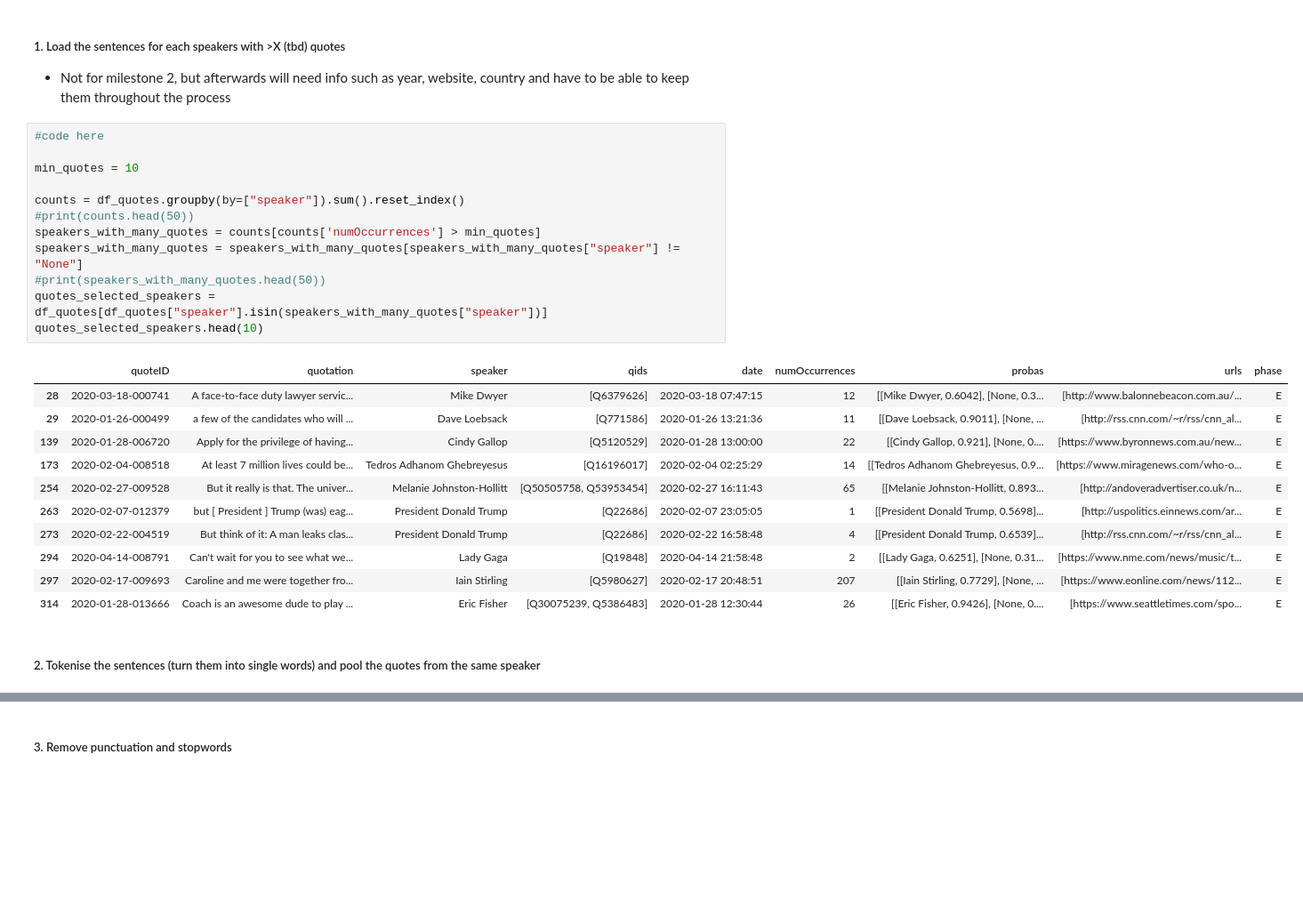
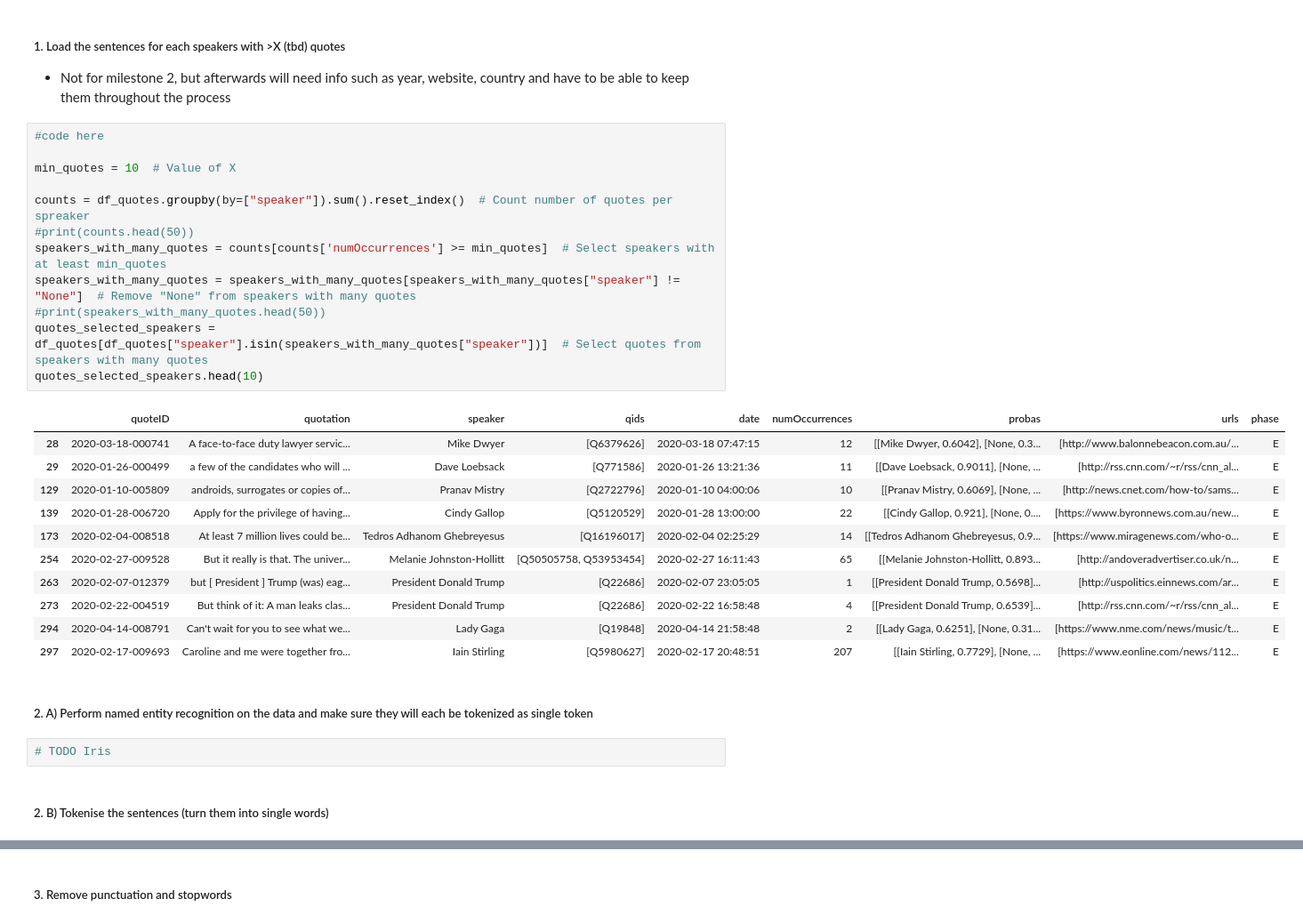
Before and after one commit to epfl-ada/ada-2021-project-i-did-ada-did-i, a Jupyter notebook: Workflow.ipynb, the cells around one changed output, grey strips where cells are left out. Shown at 89% size. Drawn from its saved outputs; the diff is of its cells as text; blank space fills up the shorter version.

```diff
--- a/Workflow.ipynb
+++ b/Workflow.ipynb
@@ -43,19 +47,20 @@ df_quotes.head()
 # %%
 #code here
 
-min_quotes = 10
+min_quotes = 10  # Value of X
 
-counts = df_quotes.groupby(by=["speaker"]).sum().reset_index()
+counts = df_quotes.groupby(by=["speaker"]).sum().reset_index()  # Count number of quotes per spreaker
 #print(counts.head(50))
-speakers_with_many_quotes = counts[counts['numOccurrences'] > min_quotes]
-speakers_with_many_quotes = speakers_with_many_quotes[speakers_with_many_quotes["speaker"] != "None"]
+speakers_with_many_quotes = counts[counts['numOccurrences'] >= min_quotes]  # Select speakers with at least min_quotes
+speakers_with_many_quotes = speakers_with_many_quotes[speakers_with_many_quotes["speaker"] != "None"]  # Remove "None" from speakers with many quotes
 #print(speakers_with_many_quotes.head(50))
-quotes_selected_speakers = df_quotes[df_quotes["speaker"].isin(speakers_with_many_quotes["speaker"])]
+quotes_selected_speakers = df_quotes[df_quotes["speaker"].isin(speakers_with_many_quotes["speaker"])]  # Select quotes from speakers with many quotes
 quotes_selected_speakers.head(10)
 # %% [output]
 |  | quoteID | quotation | speaker | qids | date | numOccurrences | probas | urls | phase |
 | 28 | 2020-03-18-000741 | A face-to-face duty lawyer servic... | Mike Dwyer | [Q6379626] | 2020-03-18 07:47:15 | 12 | [[Mike Dwyer, 0.6042], [None, 0.3... | [http://www.balonnebeacon.com.au/... | E |
 | 29 | 2020-01-26-000499 | a few of the candidates who will ... | Dave Loebsack | [Q771586] | 2020-01-26 13:21:36 | 11 | [[Dave Loebsack, 0.9011], [None, ... | [http://rss.cnn.com/~r/rss/cnn_al... | E |
+| 129 | 2020-01-10-005809 | androids, surrogates or copies of... | Pranav Mistry | [Q2722796] | 2020-01-10 04:00:06 | 10 | [[Pranav Mistry, 0.6069], [None, ... | [http://news.cnet.com/how-to/sams... | E |
 | 139 | 2020-01-28-006720 | Apply for the privilege of having... | Cindy Gallop | [Q5120529] | 2020-01-28 13:00:00 | 22 | [[Cindy Gallop, 0.921], [None, 0.... | [https://www.byronnews.com.au/new... | E |
 | 173 | 2020-02-04-008518 | At least 7 million lives could be... | Tedros Adhanom Ghebreyesus | [Q16196017] | 2020-02-04 02:25:29 | 14 | [[Tedros Adhanom Ghebreyesus, 0.9... | [https://www.miragenews.com/who-o... | E |
 | 254 | 2020-02-27-009528 | But it really is that. The univer... | Melanie Johnston-Hollitt | [Q50505758, Q53953454] | 2020-02-27 16:11:43 | 65 | [[Melanie Johnston-Hollitt, 0.893... | [http://andoveradvertiser.co.uk/n... | E |
@@ -63,9 +68,12 @@ quotes_selected_speakers.head(10)
 | 273 | 2020-02-22-004519 | But think of it: A man leaks clas... | President Donald Trump | [Q22686] | 2020-02-22 16:58:48 | 4 | [[President Donald Trump, 0.6539]... | [http://rss.cnn.com/~r/rss/cnn_al... | E |
 | 294 | 2020-04-14-008791 | Can't wait for you to see what we... | Lady Gaga | [Q19848] | 2020-04-14 21:58:48 | 2 | [[Lady Gaga, 0.6251], [None, 0.31... | [https://www.nme.com/news/music/t... | E |
 | 297 | 2020-02-17-009693 | Caroline and me were together fro... | Iain Stirling | [Q5980627] | 2020-02-17 20:48:51 | 207 | [[Iain Stirling, 0.7729], [None, ... | [https://www.eonline.com/news/112... | E |
-| 314 | 2020-01-28-013666 | Coach is an awesome dude to play ... | Eric Fisher | [Q30075239, Q5386483] | 2020-01-28 12:30:44 | 26 | [[Eric Fisher, 0.9426], [None, 0.... | [https://www.seattletimes.com/spo... | E |
+# %% [markdown]
+##### 2. A) Perform named entity recognition on the data and make sure they will each be tokenized as single token
+# %%
+# TODO Iris
 # %% [markdown]
-##### 2. Tokenise the sentences (turn them into single words) and pool the quotes from the same speaker
+##### 2. B) Tokenise the sentences (turn them into single words)
 # %%
 #your best code here
 
```
Also changed, not shown: parts of 8 cells of this notebook, 1 other file.
